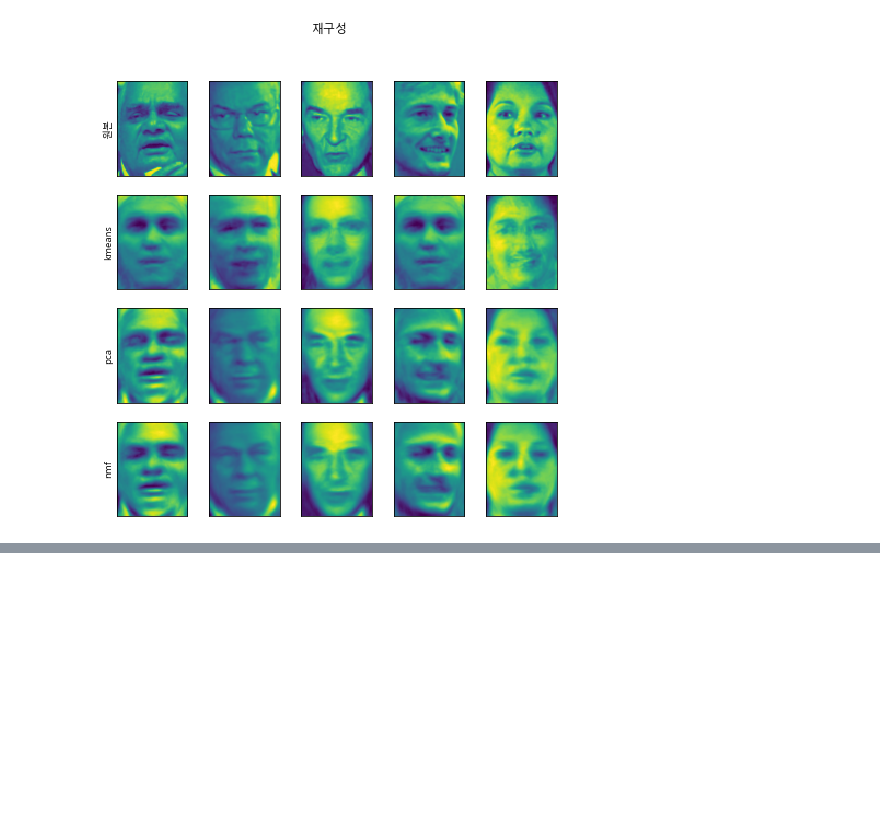
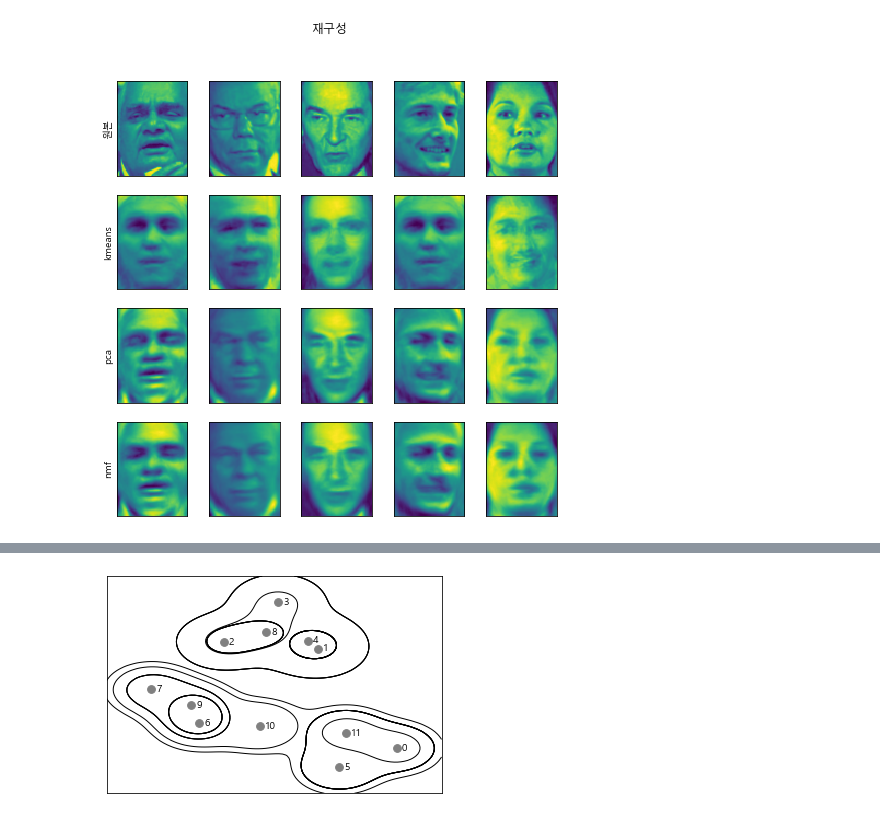
Before and after one commit to to9693/TIL, a Jupyter notebook: 파이썬 라이브러리를 활용한 머신러닝/3.5 군집.ipynb, the cells around one changed output, grey strips where cells are left out. Cells and saved outputs as stored; diff of their text form; code cells hidden in the pictures; blank space fills up the shorter version.

```diff
--- a/파이썬 라이브러리를 활용한 머신러닝/3.5 군집.ipynb
+++ b/파이썬 라이브러리를 활용한 머신러닝/3.5 군집.ipynb
@@ -238,0 +296,4 @@ Text(0, 0.5, 'nmf')
+# %%
+mglearn.plots.plot_agglomerative()
+# %% [output]
+[figure, added]
```
Also changed, not shown: parts of 26 cells of this notebook, 1 other file.
